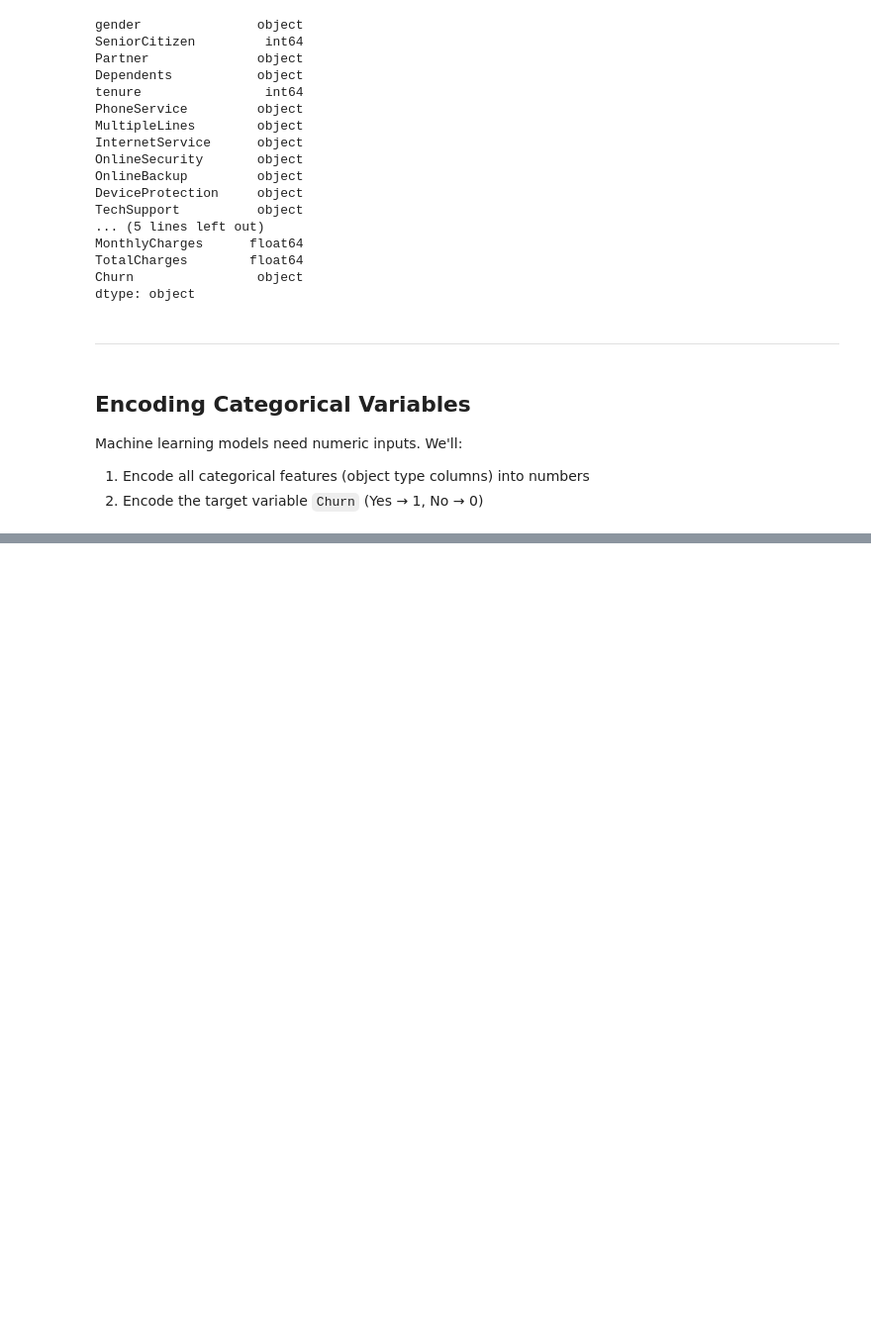
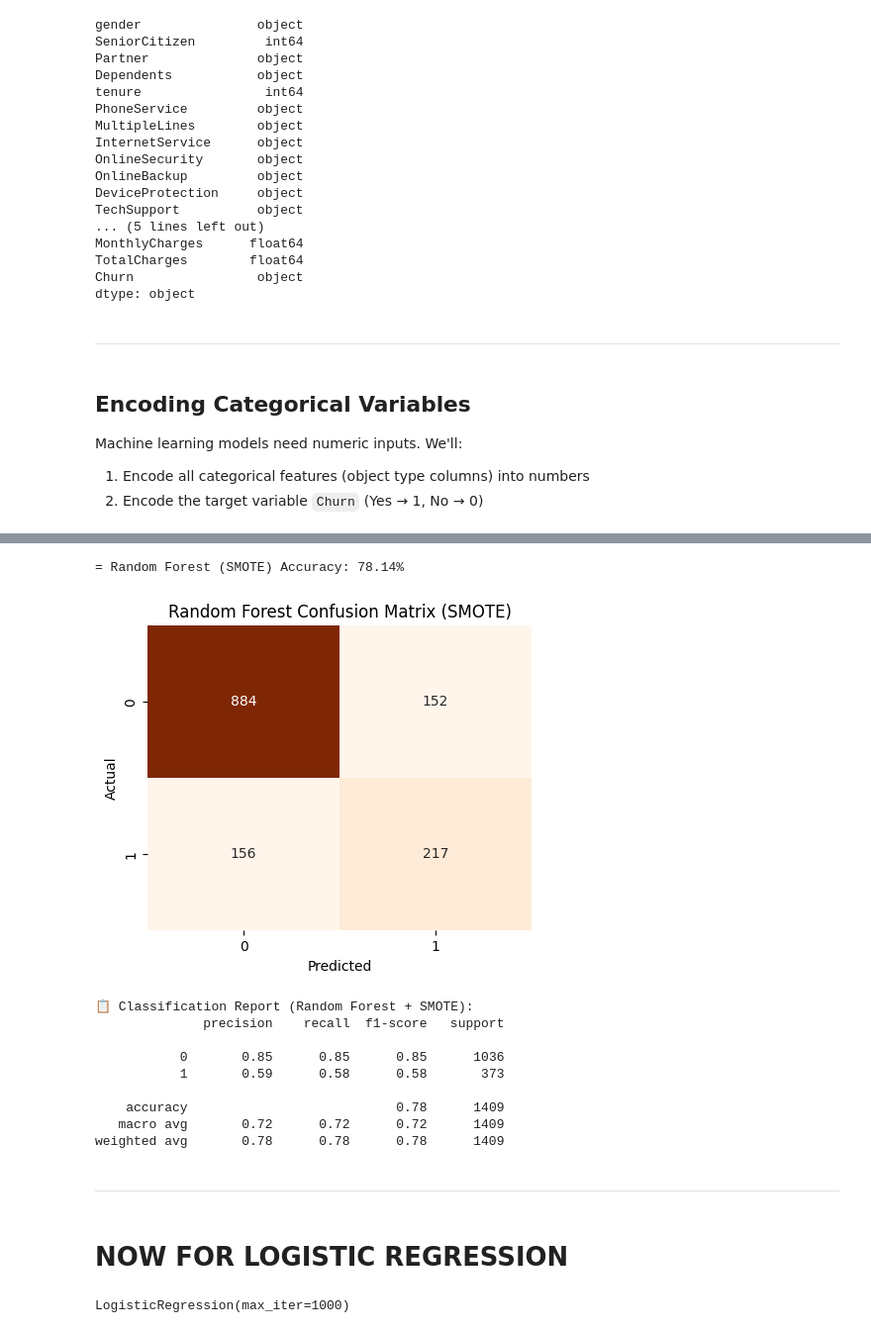
Before and after one commit to AzhadArshad/MachineLearningFromScratch, a Jupyter notebook: notebooks/Customer Churn Prediction/Customer_Churn_Predictor.ipynb, the cells around one changed output, grey strips where cells are left out. Shown at 99% size. Saved outputs shown, nothing was run; the diff lists cells and outputs as text; code cells hidden in the pictures; blank space fills up the shorter version.

```diff
--- a/notebooks/Customer Churn Prediction/Customer_Churn_Predictor.ipynb
+++ b/notebooks/Customer Churn Prediction/Customer_Churn_Predictor.ipynb
@@ -201,0 +445,11 @@ Machine learning models need numeric inputs. We'll:
+# %%
+# Initialize SMOTE
+smote = SMOTE(random_state=42)
+
+# Apply to training data only
+X_train_smote, y_train_smote = smote.fit_resample(X_train_scaled, y_train)
+
+# Check new class distribution
+from collections import Counter
+print("Before SMOTE:", Counter(y_train))
+print("After SMOTE:", Counter(y_train_smote))
@@ -201,0 +461,7 @@ Machine learning models need numeric inputs. We'll:
+# %%
+rf_model_smote = RandomForestClassifier(
+    n_estimators = 100,
+    random_state = 42
+)
+# %%
+rf_model_smote.fit(X_train_smote,y_train_smote)
@@ -201,0 +470,2 @@ Machine learning models need numeric inputs. We'll:
+# %%
+y_pred_rf_smote = rf_model_smote.predict(X_test_scaled)
@@ -201,0 +479,33 @@ Machine learning models need numeric inputs. We'll:
+# %%
+# Accuracy
+accuracy_smote = accuracy_score(y_test, y_pred_rf_smote)
+print(f"= Random Forest (SMOTE) Accuracy: {accuracy_smote*100:.2f}%")
+
+# Confusion Matrix
+cm_smote = confusion_matrix(y_test, y_pred_rf_smote)
+plt.figure(figsize=(5,4))
+sns.heatmap(cm_smote, annot=True, fmt='d', cmap='Oranges', cbar=False)
+plt.title("Random Forest Confusion Matrix (SMOTE)")
+plt.xlabel("Predicted")
+plt.ylabel("Actual")
+plt.show()
+
+# Classification Report
+print("\n📋 Classification Report (Random Forest + SMOTE):")
+print(classification_report(y_test, y_pred_rf_smote))
+# %% [output]
+= Random Forest (SMOTE) Accuracy: 78.14%
+[figure, added]
+📋 Classification Report (Random Forest + SMOTE):
+              precision    recall  f1-score   support
+
+           0       0.85      0.85      0.85      1036
+           1       0.59      0.58      0.58       373
+
+    accuracy                           0.78      1409
+   macro avg       0.72      0.72      0.72      1409
+weighted avg       0.78      0.78      0.78      1409
+# %% [markdown]
+- - -
+# %% [markdown]
+# NOW FOR LOGISTIC REGRESSION
@@ -201,0 +514,4 @@ Machine learning models need numeric inputs. We'll:
+# %%
+lr_model_smote.fit(X_train_smote,y_train_smote)
+# %% [output]
+LogisticRegression(max_iter=1000)
```
Also changed, not shown: parts of 40 cells of this notebook.
